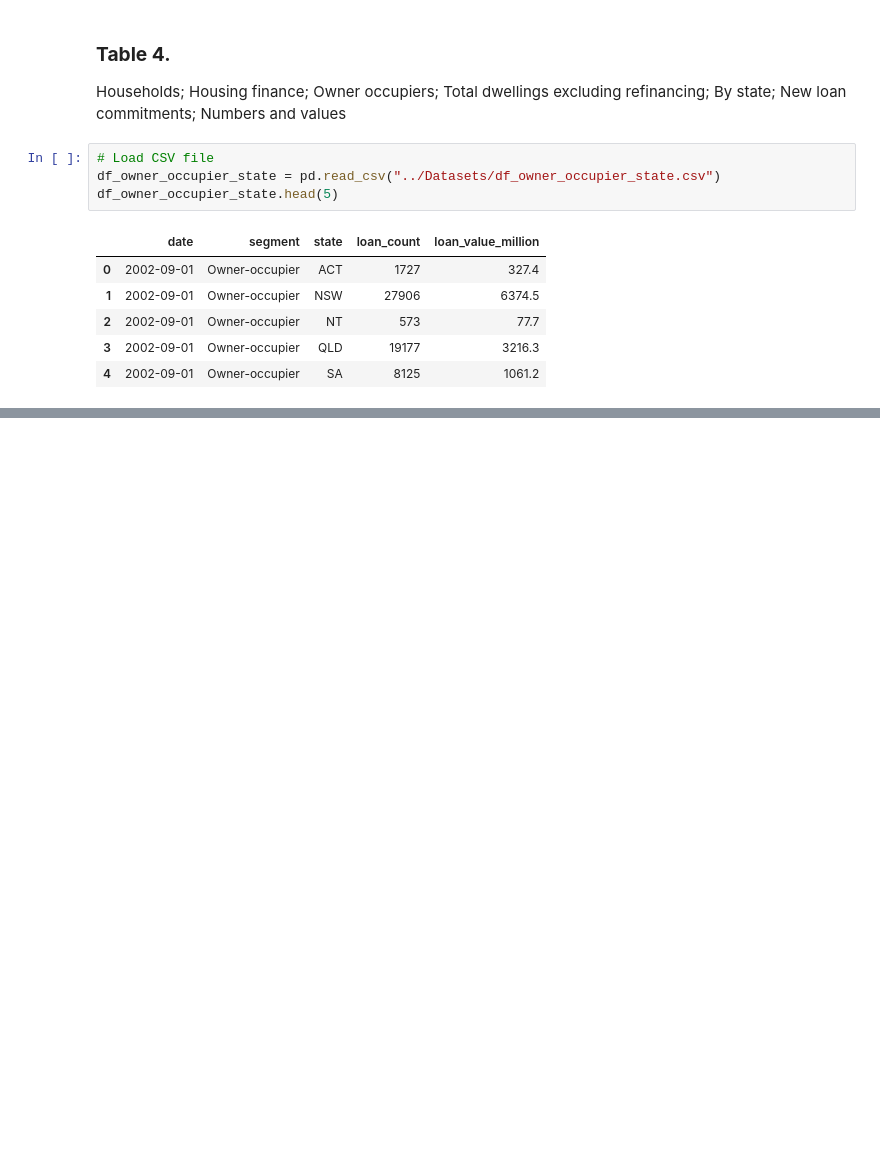
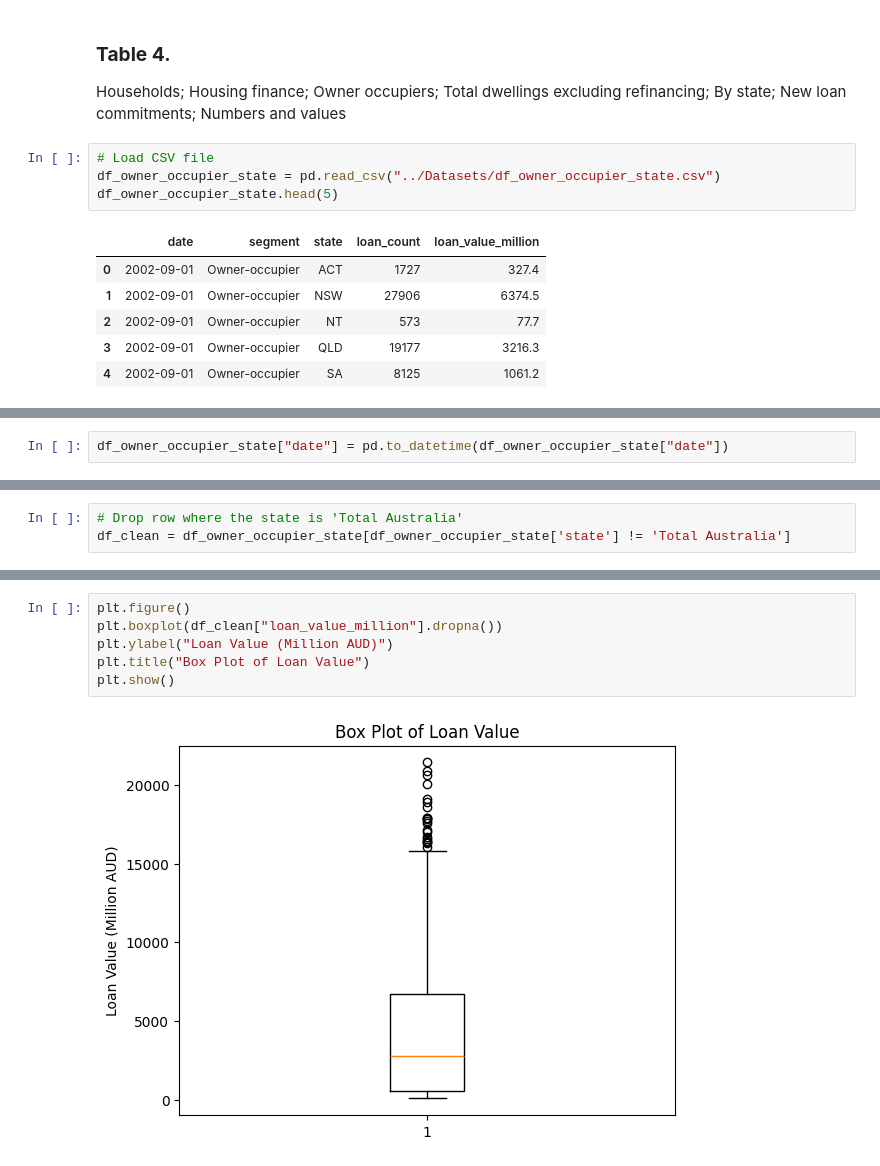
Before and after one commit to MahebobeFayyaz/Australian-Mortgage-Approval-Intelligence-System, a Jupyter notebook: Notebooks/Data_Cleaning_&_EDA.ipynb, the cells around one changed output, grey strips where cells are left out. Cells and saved outputs as stored; diff of their text form; blank space fills up the shorter version.

Commit message:
Table 4 data is cleaned and EDA completed

```diff
--- a/Notebooks/Data_Cleaning_&_EDA.ipynb
+++ b/Notebooks/Data_Cleaning_&_EDA.ipynb
@@ -837,0 +867,2 @@ df_owner_occupier_state.head(5)
+# %%
+df_owner_occupier_state["date"] = pd.to_datetime(df_owner_occupier_state["date"])
@@ -837,0 +920,3 @@ df_owner_occupier_state.head(5)
+# %%
+# Drop row where the state is 'Total Australia'
+df_clean = df_owner_occupier_state[df_owner_occupier_state['state'] != 'Total Australia']
@@ -837,0 +971,8 @@ df_owner_occupier_state.head(5)
+# %%
+plt.figure()
+plt.boxplot(df_clean["loan_value_million"].dropna())
+plt.ylabel("Loan Value (Million AUD)")
+plt.title("Box Plot of Loan Value")
+plt.show()
+# %% [output]
+[figure, added]
```
Also changed, not shown: parts of 17 cells of this notebook.
